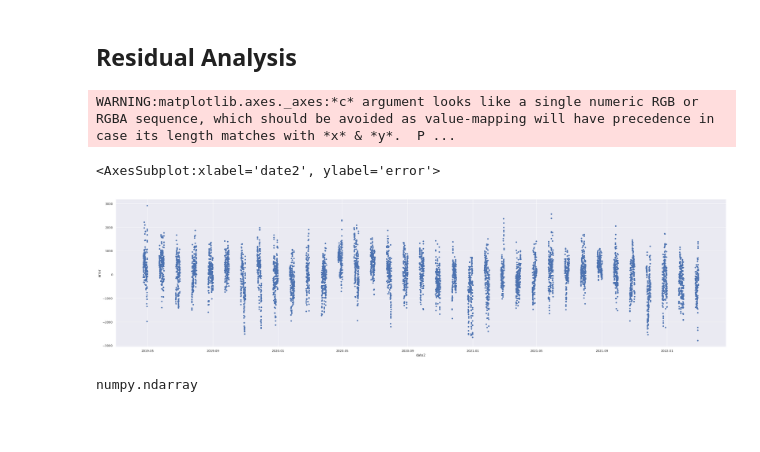
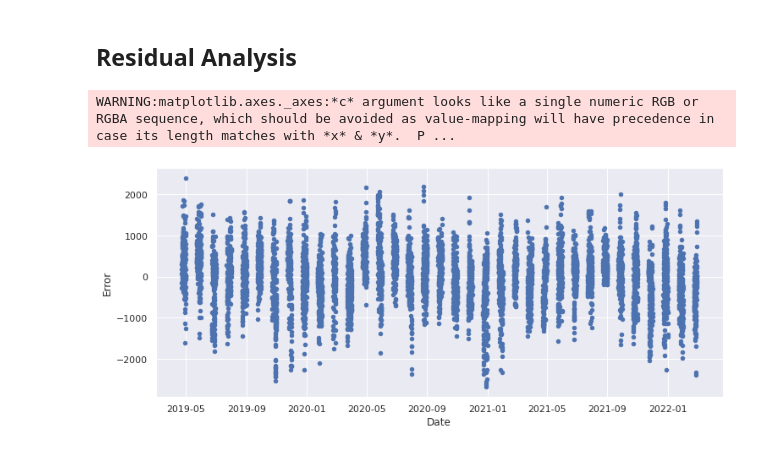
Before and after one commit to kevinTheQuigley/chargeTimeAnalytics, a Jupyter notebook: ChargeTimeMLFinal.ipynb, the cells around one changed output. Drawn from its saved outputs; the diff is of its cells as text; code cells hidden in the pictures; blank space fills up the shorter version.

```diff
--- a/ChargeTimeMLFinal.ipynb
+++ b/ChargeTimeMLFinal.ipynb
@@ -126,9 +126,32 @@ usedColsSelect=['sin_day','sin_hour','cos_day','cos_hour',
                 'sin_cor_wddir','dub_temp','cos_dub_wddir','sin_dub_wddir']
 
 usedColsBasic=['sin_day','sin_hour','cos_day','cos_hour',
-               'dub_wddir','dub_wdsp','dub_msl']
+               'dub_wddir','dub_wdsp','dub_msl',
+              'cor_wddir']
 
 
+usedColsBasicVec=['sin_day','sin_hour','cos_day','cos_hour',
+               'sin_dub_wddir','cos_dub_wddir','dub_wdsp','dub_msl']
+
+
+usedColsForecastExtra=['dub_wddir','dub_wdsp','dub_temp','dub_msl',
+    'don_wddir','don_wdsp','don_temp','don_msl',
+    'cla_wddir','cla_wdsp','cla_temp','cla_msl',
+    'cor_wddir','cor_wdsp','cor_temp','cor_msl',
+    'tip_wddir','tip_wdsp','tip_temp','tip_msl',
+    'may_wddir','may_wdsp','may_temp','may_msl']
+
+allColsExtra=['sin_day','sin_hour','cos_day','cos_hour',
+    'dub_wddir','dub_wdsp','dub_temp','dub_msl',
+    'don_wddir','don_wdsp','don_temp','don_msl',
+    'cla_wddir','cla_wdsp','cla_temp','cla_msl',
+    'cor_wddir','cor_wdsp','cor_temp','cor_msl',
+    'tip_wddir','tip_wdsp','tip_temp','tip_msl',
+    'may_wddir','may_wdsp','may_temp','may_msl']
+
+##!!!! DELETE THIS LINE TO REVERSE
+#allCols  = allColsExtra
+#usedColsForecastExtra = usedColsForecastExtra
 
 train_mean = trainSet.mean()
 train_std = trainSet.std()
@@ -178,7 +201,7 @@ test_transformed["dayInMonth"] =test_transformed['date2'].dt.day
 train_transformed[predCol]=train_transformed[predCol]*train_std[predCol]+train_mean[predCol]
 valid_transformed[predCol]=valid_transformed[predCol]*train_std[predCol]+train_mean[predCol]
 test_transformed[predCol]=test_transformed[predCol]*train_std[predCol]+train_mean[predCol]
-
+print("The mean of the predicted wind power is ",train_mean[predCol])
 # Re-setting the names of the columns
 
 testSet=test_transformed
@@ -2164,17 +2210,15 @@ See the caveats in the documentation: https://pandas.pydata.org/pandas-docs/stab
 # %%
 import seaborn as sns
 # Plot validation set error
 dataSet['error']= y_predRffBasic - y_validWind
 
 #plt.title("Error Plot for the Random Forest model")
 sns.set()
 %matplotlib inline
-dataSet.plot.scatter(x='date2', y='error', figsize=(40, 10))
+dataSet.plot.scatter(x='date2', y='error', figsize=(12, 5))
+plt.ylabel("Error")
+plt.xlabel("Date")
+plt.savefig(("MLImages/RFFError.png"))
 # %% [output]
 WARNING:matplotlib.axes._axes:*c* argument looks like a single numeric RGB or RGBA sequence, which should be avoided as value-mapping will have precedence in case its length matches with *x* & *y*.  P ...
-<AxesSubplot:xlabel='date2', ylabel='error'>
-[figure, old version]
+[figure, new version]
-# %%
-type(y_predRffBasic)
-# %% [output]
-numpy.ndarray
```
Also changed, not shown: parts of 43 cells of this notebook, 1 other file.
